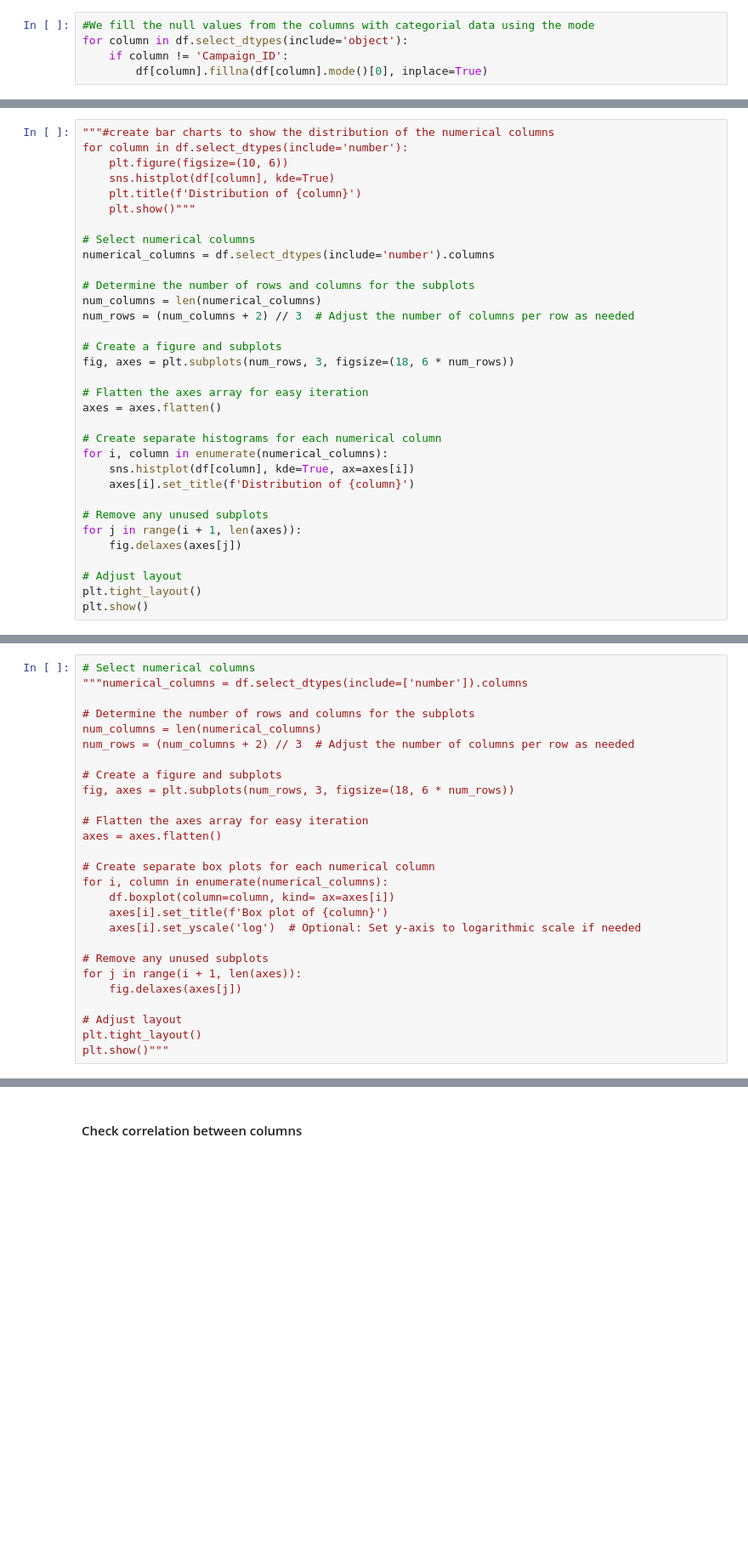
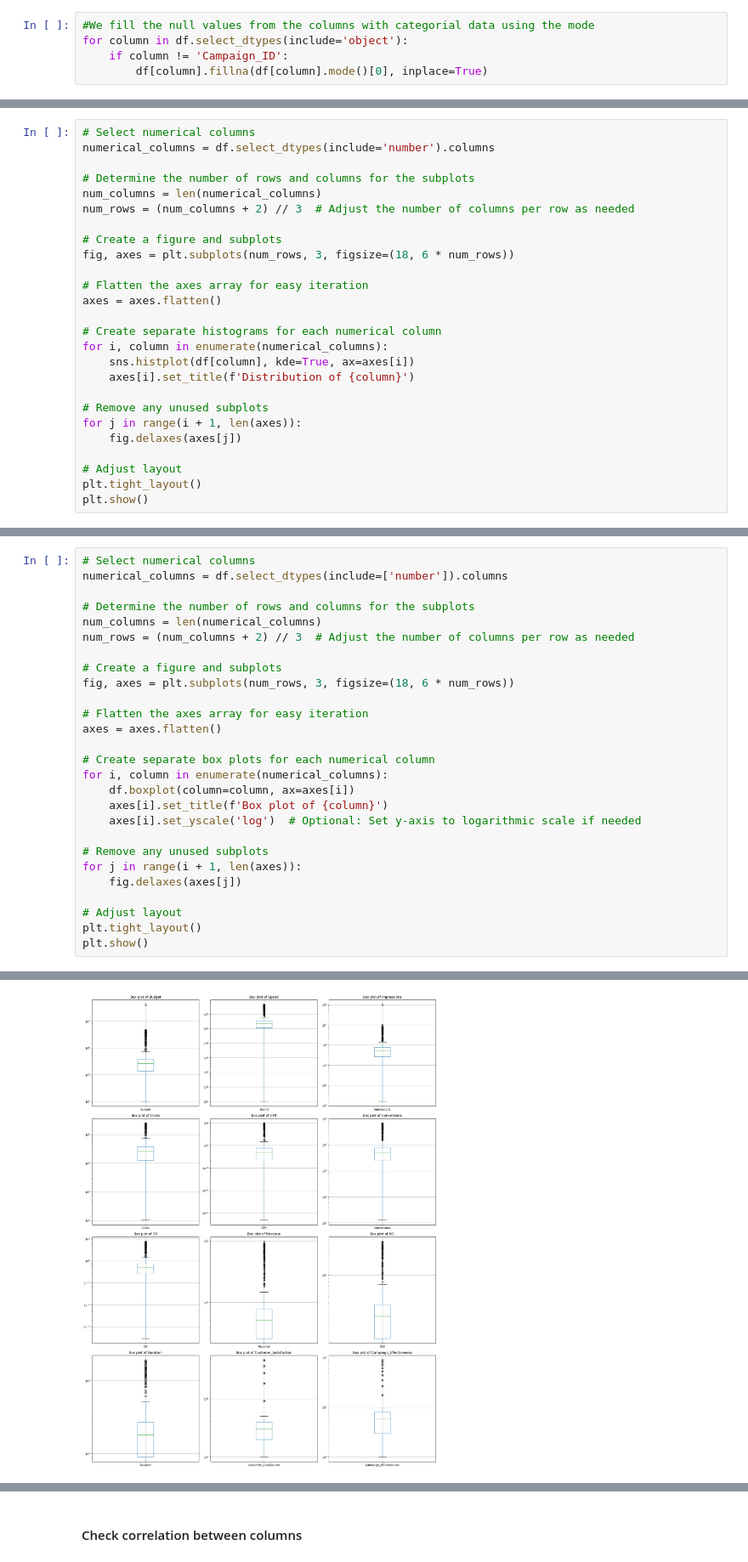
Before and after one commit to koloktos/marketing-campaign-analysis, a Jupyter notebook: marketing-analysis.ipynb, the cells around one changed output, grey strips where cells are left out. Shown at 85% size. Cells and saved outputs as stored; diff of their text form; blank space fills up the shorter version.

Commit message:
Fixed null values from all columns.

```diff
--- a/marketing-analysis.ipynb
+++ b/marketing-analysis.ipynb
@@ -344,11 +348,4 @@ dtype: int64
 # %%
-"""#create bar charts to show the distribution of the numerical columns
-for column in df.select_dtypes(include='number'):
-    plt.figure(figsize=(10, 6))
-    sns.histplot(df[column], kde=True)
-    plt.title(f'Distribution of {column}')
-    plt.show()"""
-
 # Select numerical columns
 numerical_columns = df.select_dtypes(include='number').columns
 
@@ -378,7 +375,7 @@ plt.show()
 [figure]
 # %%
 # Select numerical columns
-"""numerical_columns = df.select_dtypes(include=['number']).columns
+numerical_columns = df.select_dtypes(include=['number']).columns
 
 # Determine the number of rows and columns for the subplots
 num_columns = len(numerical_columns)
@@ -392,7 +389,7 @@ axes = axes.flatten()
 
 # Create separate box plots for each numerical column
 for i, column in enumerate(numerical_columns):
-    df.boxplot(column=column, kind= ax=axes[i])
+    df.boxplot(column=column, ax=axes[i])
     axes[i].set_title(f'Box plot of {column}')
     axes[i].set_yscale('log')  # Optional: Set y-axis to logarithmic scale if needed
 
@@ -402,5 +399,5 @@ for j in range(i + 1, len(axes)):
 
 # Adjust layout
 plt.tight_layout()
-plt.show()"""
+plt.show()
 # %% [output]
@@ -407,0 +404 @@ plt.show()"""
+[figure, added]
```
Also changed, not shown: parts of 7 cells of this notebook.
